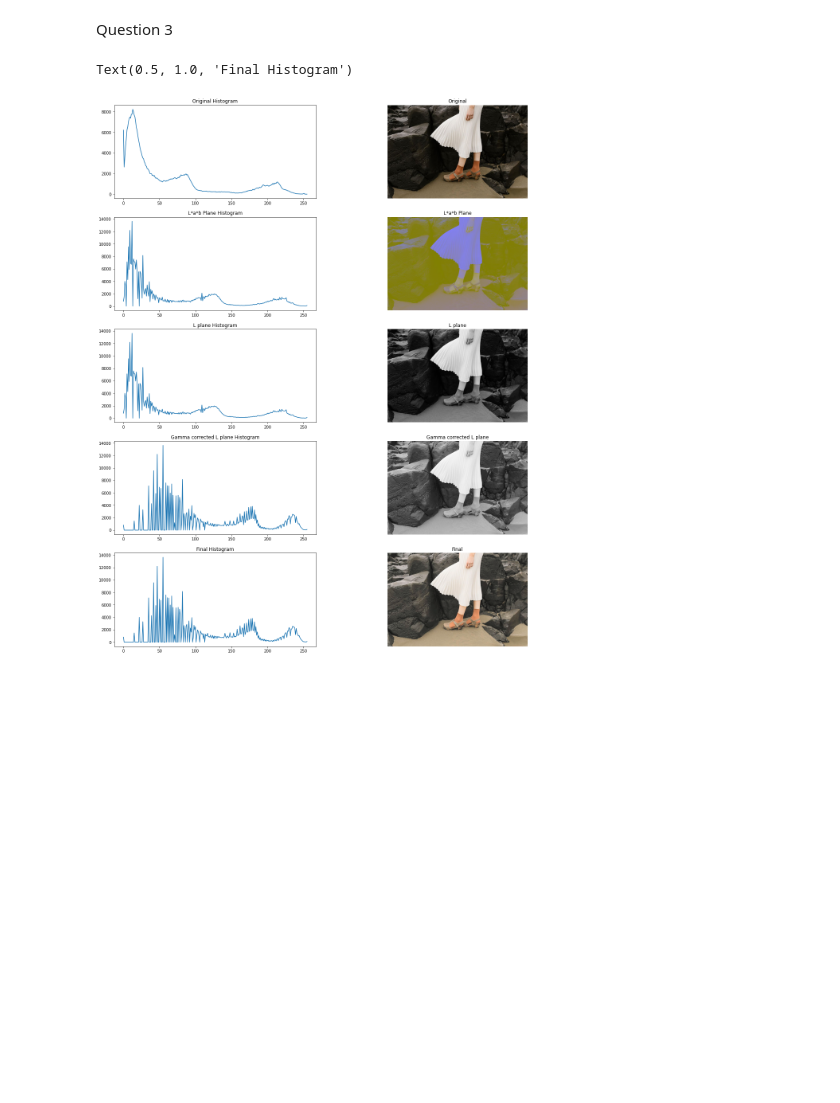
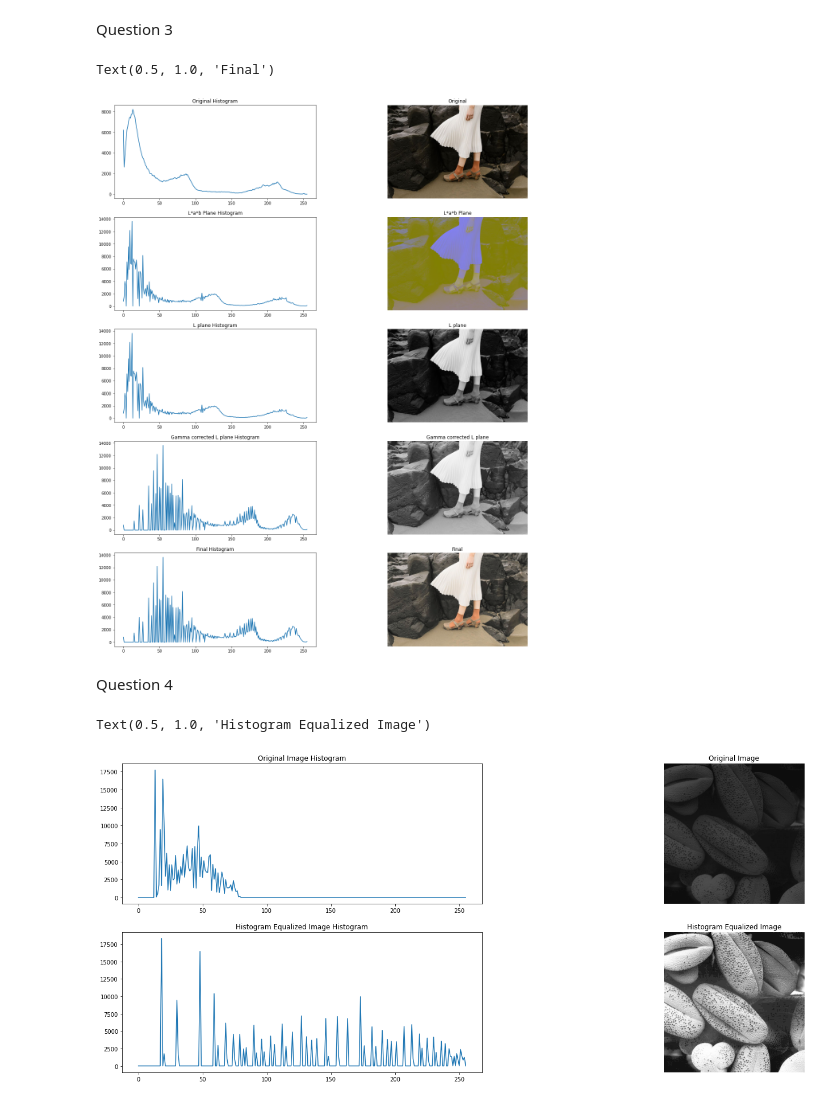
Before and after one commit to akilaabeyratne/EN2550-Assignment-1, a Jupyter notebook: Assignment1.ipynb, the cells around one changed output. Cells and saved outputs as stored; diff of their text form; code cells hidden in the pictures; blank space fills up the shorter version.

Commit message:
Completed Question 4

```diff
--- a/Assignment1.ipynb
+++ b/Assignment1.ipynb
@@ -111,13 +111,24 @@ gam = cv.LUT(L,t)
 final = cv.merge([gam,A,B])
 
 fig,ax1 = plt.subplots(5,2)
-fig.set_figwidth(25)
 
 fig.set_figheight(25)
 fig.set_figwidth(20)
 
 for i in range(5):
     ax1[i][1].axis('off')
+
+ax1[0][0].plot(cv.calcHist([img],[0],None,[256],[0,256]))
+ax1[1][0].plot(cv.calcHist([img_con],[0],None,[256],[0,256]))
+ax1[2][0].plot(cv.calcHist([L],[0],None,[256],[0,256]))
+ax1[3][0].plot(cv.calcHist([gam],[0],None,[256],[0,256]))
+ax1[4][0].plot(cv.calcHist([final],[0],None,[256],[0,256]))
+
+ax1[0][0].set_title("Original Histogram")
+ax1[1][0].set_title("L*a*b Plane Histogram")
+ax1[2][0].set_title("L plane Histogram")
+ax1[3][0].set_title("Gamma corrected L plane Histogram")
+ax1[4][0].set_title("Final Histogram")
 
 ax1[0][1].imshow(cv.cvtColor(img, cv.COLOR_BGR2RGB))
 ax1[1][1].imshow(cv.cvtColor(img_con, cv.COLOR_BGR2RGB))
@@ -130,18 +141,44 @@ ax1[1][1].set_title("L*a*b Plane")
 ax1[2][1].set_title("L plane")
 ax1[3][1].set_title("Gamma corrected L plane")
 ax1[4][1].set_title("Final")
-
-ax1[0][0].plot(cv.calcHist([img],[0],None,[256],[0,256]))
-ax1[1][0].plot(cv.calcHist([img_con],[0],None,[256],[0,256]))
-ax1[2][0].plot(cv.calcHist([L],[0],None,[256],[0,256]))
-ax1[3][0].plot(cv.calcHist([gam],[0],None,[256],[0,256]))
-ax1[4][0].plot(cv.calcHist([final],[0],None,[256],[0,256]))
-
-ax1[0][0].set_title("Original Histogram")
-ax1[1][0].set_title("L*a*b Plane Histogram")
-ax1[2][0].set_title("L plane Histogram")
-ax1[3][0].set_title("Gamma corrected L plane Histogram")
-ax1[4][0].set_title("Final Histogram")
 # %% [output]
-Text(0.5, 1.0, 'Final Histogram')
+Text(0.5, 1.0, 'Final')
 [figure]
+# %% [markdown]
+Question 4
+# %%
+shell = cv.imread(r'shells.png')
+assert shell is not None
+
+def equalize_hist(Image):
+    hist,bins = np.histogram(Image.ravel(),255,[0,255])
+    cdf = hist.cumsum()
+    cdf = 255*cdf/cdf[-1]
+    cdf = cdf.astype(np.uint8)
+    eq_img = cdf[Image]
+
+    return eq_img
+
+equ_image = equalize_hist(shell)
+
+fig,ax1 = plt.subplots(2,2)
+fig.set_figheight(10)
+fig.set_figwidth(25)
+
+for i in range(2):
+    ax1[i][1].axis('off')
+
+ax1[0][0].plot(cv.calcHist([shell],[0],None,[256],[0,256]))
+ax1[1][0].plot(cv.calcHist([equ_image],[0],None,[256],[0,256]))
+
+ax1[0][0].set_title("Original Image Histogram")
+ax1[1][0].set_title("Histogram Equalized Image Histogram")
+
+ax1[0][1].imshow(cv.cvtColor(shell, cv.COLOR_BGR2RGB))
+ax1[1][1].imshow(cv.cvtColor(equ_image, cv.COLOR_BGR2RGB))
+
+ax1[0][1].set_title("Original Image")
+ax1[1][1].set_title("Histogram Equalized Image")
+# %% [output]
+Text(0.5, 1.0, 'Histogram Equalized Image')
+[figure, added]
```
